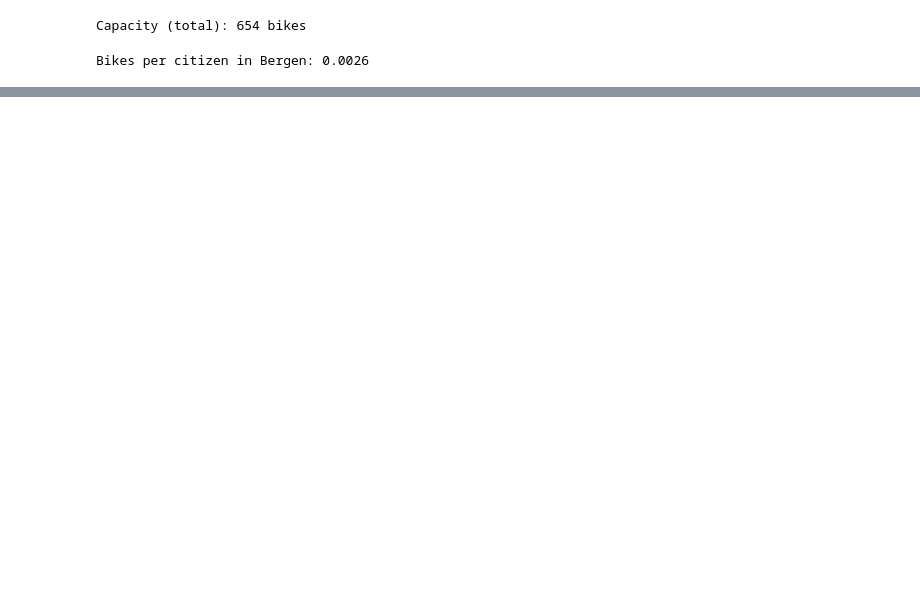
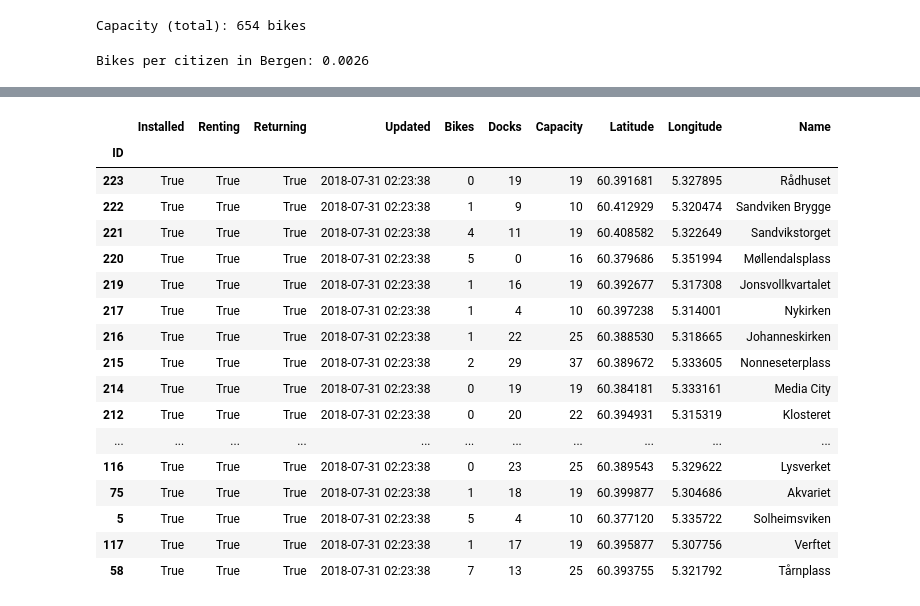
Before and after one commit to sondr3/jupyter-fun, a Jupyter notebook: Bergen Bysykkel API.ipynb, the cells around one changed output, grey strips where cells are left out. Drawn from its saved outputs; the diff is of its cells as text; code cells hidden in the pictures; blank space fills up the shorter version.

```diff
--- a/Bergen Bysykkel API.ipynb
+++ b/Bergen Bysykkel API.ipynb
@@ -104,3 +97,27 @@ availability
+# %%
+stations = station_status.merge(station_info)
+stations.drop('Address', axis=1, inplace=True)
+stations.set_index('ID', inplace=True)
+stations
+# %% [output]
+|  | Installed | Renting | Returning | Updated | Bikes | Docks | Capacity | Latitude | Longitude | Name |
+| ID |  |  |  |  |  |  |  |  |  |  |
+| 223 | True | True | True | 2018-07-31 02:23:38 | 0 | 19 | 19 | 60.391681 | 5.327895 | Rådhuset |
+| 222 | True | True | True | 2018-07-31 02:23:38 | 1 | 9 | 10 | 60.412929 | 5.320474 | Sandviken Brygge |
+| 221 | True | True | True | 2018-07-31 02:23:38 | 4 | 11 | 19 | 60.408582 | 5.322649 | Sandvikstorget |
+| 220 | True | True | True | 2018-07-31 02:23:38 | 5 | 0 | 16 | 60.379686 | 5.351994 | Møllendalsplass |
+| 219 | True | True | True | 2018-07-31 02:23:38 | 1 | 16 | 19 | 60.392677 | 5.317308 | Jonsvollkvartalet |
+| 217 | True | True | True | 2018-07-31 02:23:38 | 1 | 4 | 10 | 60.397238 | 5.314001 | Nykirken |
+| 216 | True | True | True | 2018-07-31 02:23:38 | 1 | 22 | 25 | 60.388530 | 5.318665 | Johanneskirken |
+| 215 | True | True | True | 2018-07-31 02:23:38 | 2 | 29 | 37 | 60.389672 | 5.333605 | Nonneseterplass |
+| 214 | True | True | True | 2018-07-31 02:23:38 | 0 | 19 | 19 | 60.384181 | 5.333161 | Media City |
+| 212 | True | True | True | 2018-07-31 02:23:38 | 0 | 20 | 22 | 60.394931 | 5.315319 | Klosteret |
+| ... | ... | ... | ... | ... | ... | ... | ... | ... | ... | ... |
+| 116 | True | True | True | 2018-07-31 02:23:38 | 0 | 23 | 25 | 60.389543 | 5.329622 | Lysverket |
+| 75 | True | True | True | 2018-07-31 02:23:38 | 1 | 18 | 19 | 60.399877 | 5.304686 | Akvariet |
+| 5 | True | True | True | 2018-07-31 02:23:38 | 5 | 4 | 10 | 60.377120 | 5.335722 | Solheimsviken |
+| 117 | True | True | True | 2018-07-31 02:23:38 | 1 | 17 | 19 | 60.395877 | 5.307756 | Verftet |
+| 58 | True | True | True | 2018-07-31 02:23:38 | 7 | 13 | 25 | 60.393755 | 5.321792 | Tårnplass |
 # %%
 f, ax = plt.subplots(figsize=(6, 15))
 
```
Also changed, not shown: parts of 16 cells of this notebook.
